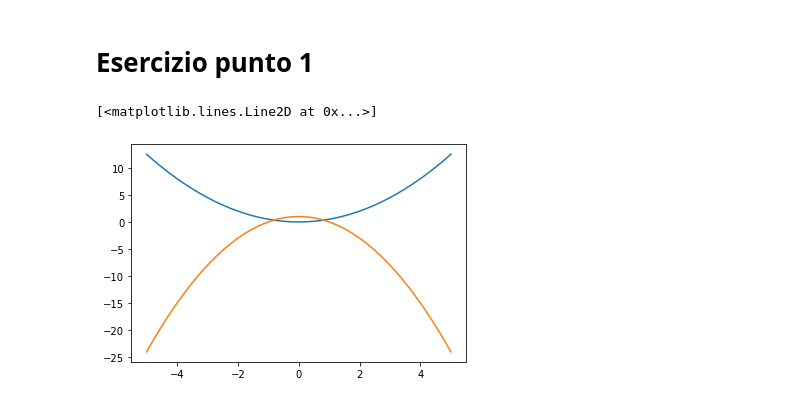
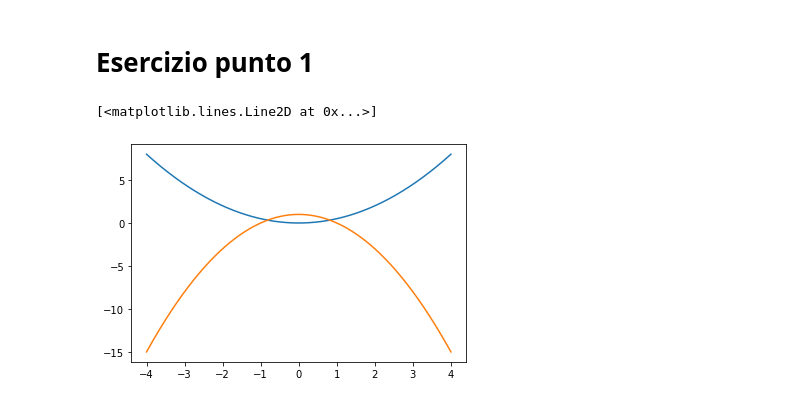
Before and after one commit to MauroMarcon/Computational_physics, a Jupyter notebook: first_exercise/code_examples.ipynb, the cells around one changed output. Cells and saved outputs as stored; diff of their text form; code cells hidden in the pictures.

```diff
--- a/first_exercise/code_examples.ipynb
+++ b/first_exercise/code_examples.ipynb
@@ -71,18 +75,18 @@ def root_finder(f, begin, end, step, tol):
 # Esercizio punto 1
 # %%
 # MASH
-h=0.001
-x=np.arange(-5,5,h)
+h=0.0001
+x=np.arange(-3.75,3.75,h)
+x=np.arange(-4,4,h)
 M=len(x)
 
 # POTENTIAL
-
-V=lambda x : x**2/2
+V = lambda x : x**2/2
 
 k2 = lambda E : 2 * (E - V(x))
 
 plt.plot(x,V(x))
 plt.plot(x,k2(0.5))
 # %% [output]
 [<matplotlib.lines.Line2D at 0x...>]
-[figure, old version]
+[figure, new version]
```
Also changed, not shown: parts of 11 cells of this notebook.
